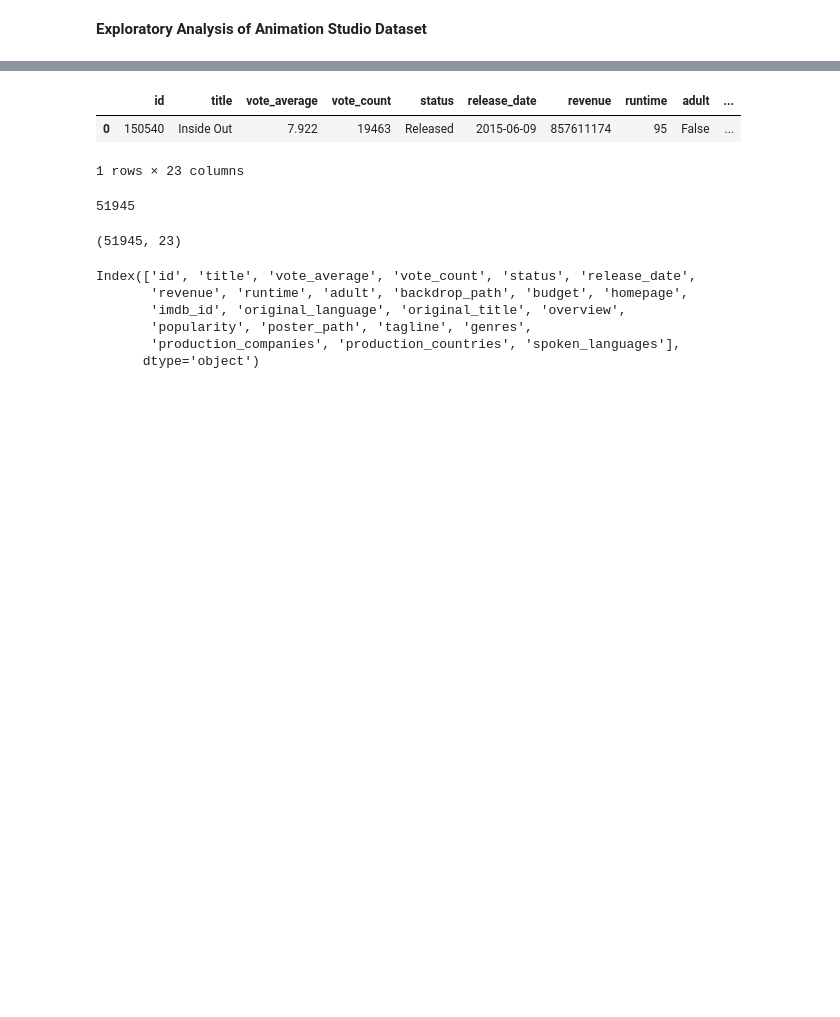
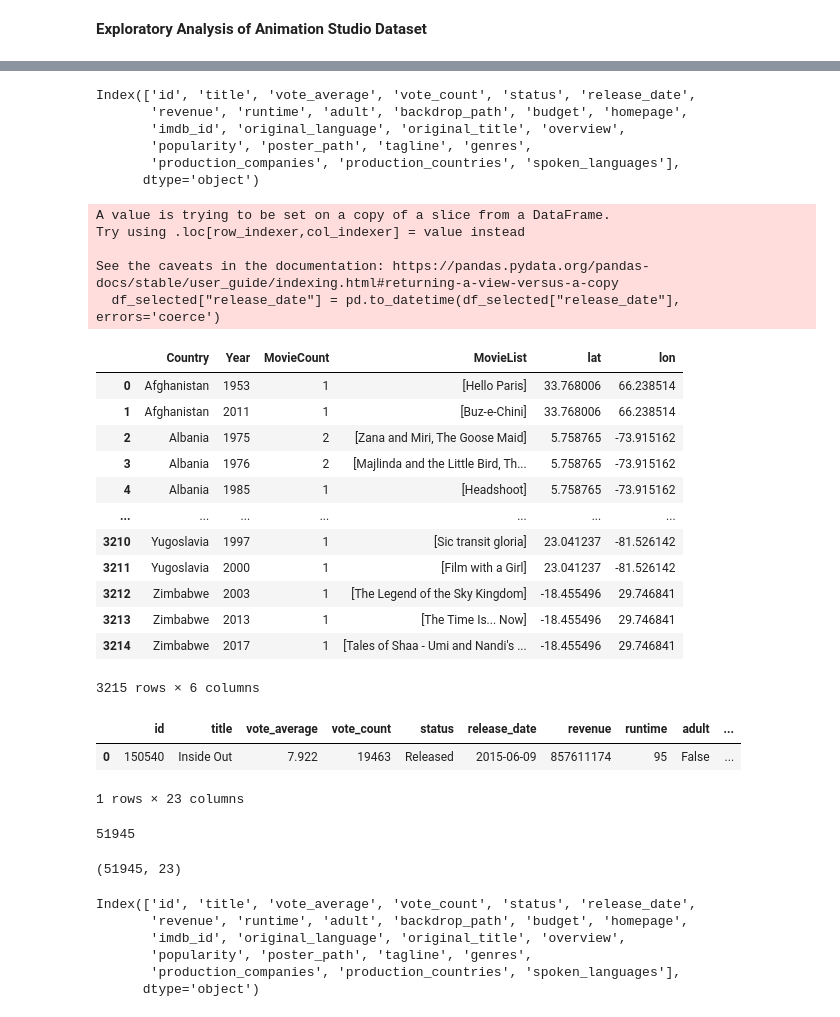
Before and after one commit to com-480-data-visualization/MoscowMickeyMule, a Jupyter notebook: milestone1/52k_animation_movies_analysis.ipynb, the cells around one changed output, grey strips where cells are left out. Saved outputs shown, nothing was run; the diff lists cells and outputs as text; code cells hidden in the pictures; blank space fills up the shorter version.

```diff
--- a/milestone1/52k_animation_movies_analysis.ipynb
+++ b/milestone1/52k_animation_movies_analysis.ipynb
@@ -7,3 +7,6 @@ import matplotlib.pyplot as plt
 **Exploratory Analysis of Animation Studio Dataset**
 # %%
 df = pd.read_csv("data/Animation_Movies.csv")
+# %%
+df_clean = df[df["production_countries"].notnull()]
+df_clean["production_countries"]
@@ -9,0 +26,74 @@ df = pd.read_csv("data/Animation_Movies.csv")
+# %%
+df.columns
+# %% [output]
+Index(['id', 'title', 'vote_average', 'vote_count', 'status', 'release_date',
+       'revenue', 'runtime', 'adult', 'backdrop_path', 'budget', 'homepage',
+       'imdb_id', 'original_language', 'original_title', 'overview',
+       'popularity', 'poster_path', 'tagline', 'genres',
+       'production_companies', 'production_countries', 'spoken_languages'],
+      dtype='object')
+# %%
+from geopy.geocoders import Nominatim
+from time import sleep
+
+df_selected = df_clean[["title", "production_countries", "release_date", "production_companies"]]
+df_selected["release_date"] = pd.to_datetime(df_selected["release_date"], errors='coerce')
+df_selected = df_selected.dropna(subset=["release_date"])
+df_selected["year"] = df_selected["release_date"].dt.year
+df_selected["production_countries"] = df_selected["production_countries"].str.split(",")
+df_selected = df_selected.explode("production_countries")
+df_selected["production_countries"] = df_selected["production_countries"].str.strip()
+
+country_year_group = df_selected.groupby(['production_countries', 'year']).agg(
+    MovieCount=('title', 'count'),
+    MovieList=('title', list)
+).reset_index()
+
+country_year_group.rename(columns={'production_countries': 'Country', 'year': 'Year'}, inplace=True)
+country_year_group
+
+unique_countries = country_year_group["Country"].drop_duplicates().to_frame()
+
+geolocator = Nominatim(user_agent="animation_map")
+latitudes = []
+longitudes = []
+
+for country in unique_countries["Country"]:
+    try:
+        location = geolocator.geocode(country)
+        if location:
+            latitudes.append(location.latitude)
+            longitudes.append(location.longitude)
+        else:
+            latitudes.append(None)
+            longitudes.append(None)
+    except Exception:
+        latitudes.append(None)
+        longitudes.append(None)
+    sleep(1)
+
+unique_countries["lat"] = latitudes
+unique_countries["lon"] = longitudes
+
+country_year_group = country_year_group.merge(unique_countries, left_on="Country", right_on="Country", how="left")
+country_year_group = country_year_group.dropna(subset=["lat", "lon"])
+country_year_group
+# %% [output]
+A value is trying to be set on a copy of a slice from a DataFrame.
+Try using .loc[row_indexer,col_indexer] = value instead
+
+See the caveats in the documentation: https://pandas.pydata.org/pandas-docs/stable/user_guide/indexing.html#returning-a-view-versus-a-copy
+  df_selected["release_date"] = pd.to_datetime(df_selected["release_date"], errors='coerce')
+|  | Country | Year | MovieCount | MovieList | lat | lon |
+| 0 | Afghanistan | 1953 | 1 | [Hello Paris] | 33.768006 | 66.238514 |
+| 1 | Afghanistan | 2011 | 1 | [Buz-e-Chini] | 33.768006 | 66.238514 |
+| 2 | Albania | 1975 | 2 | [Zana and Miri, The Goose Maid] | 5.758765 | -73.915162 |
+| 3 | Albania | 1976 | 2 | [Majlinda and the Little Bird, Th... | 5.758765 | -73.915162 |
+| 4 | Albania | 1985 | 1 | [Headshoot] | 5.758765 | -73.915162 |
+| ... | ... | ... | ... | ... | ... | ... |
+| 3210 | Yugoslavia | 1997 | 1 | [Sic transit gloria] | 23.041237 | -81.526142 |
+| 3211 | Yugoslavia | 2000 | 1 | [Film with a Girl] | 23.041237 | -81.526142 |
+| 3212 | Zimbabwe | 2003 | 1 | [The Legend of the Sky Kingdom] | -18.455496 | 29.746841 |
+| 3213 | Zimbabwe | 2013 | 1 | [The Time Is... Now] | -18.455496 | 29.746841 |
+| 3214 | Zimbabwe | 2017 | 1 | [Tales of Shaa - Umi and Nandi's ... | -18.455496 | 29.746841 |
+3215 rows × 6 columns
```
Also changed, not shown: parts of 6 cells of this notebook, 7 other files.
